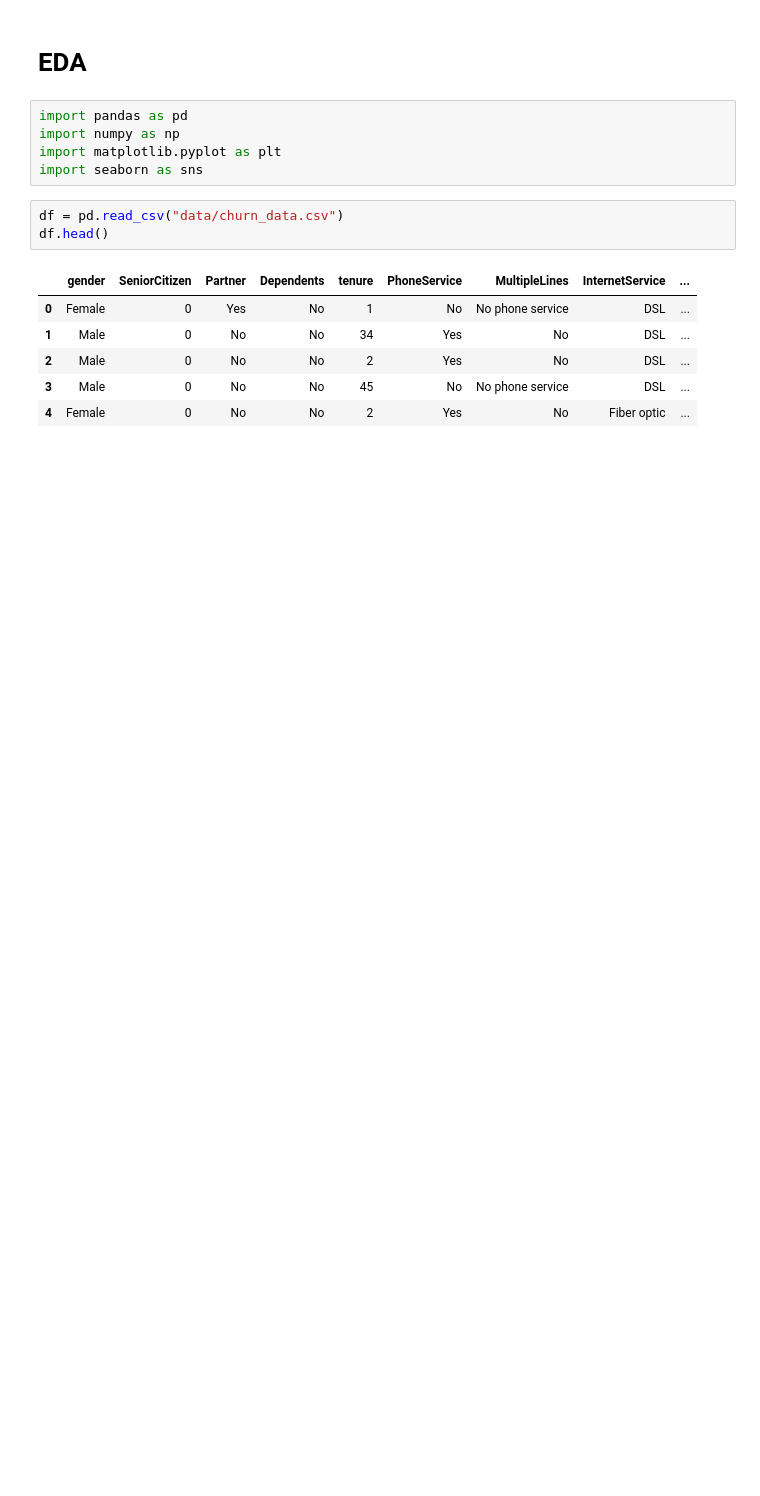
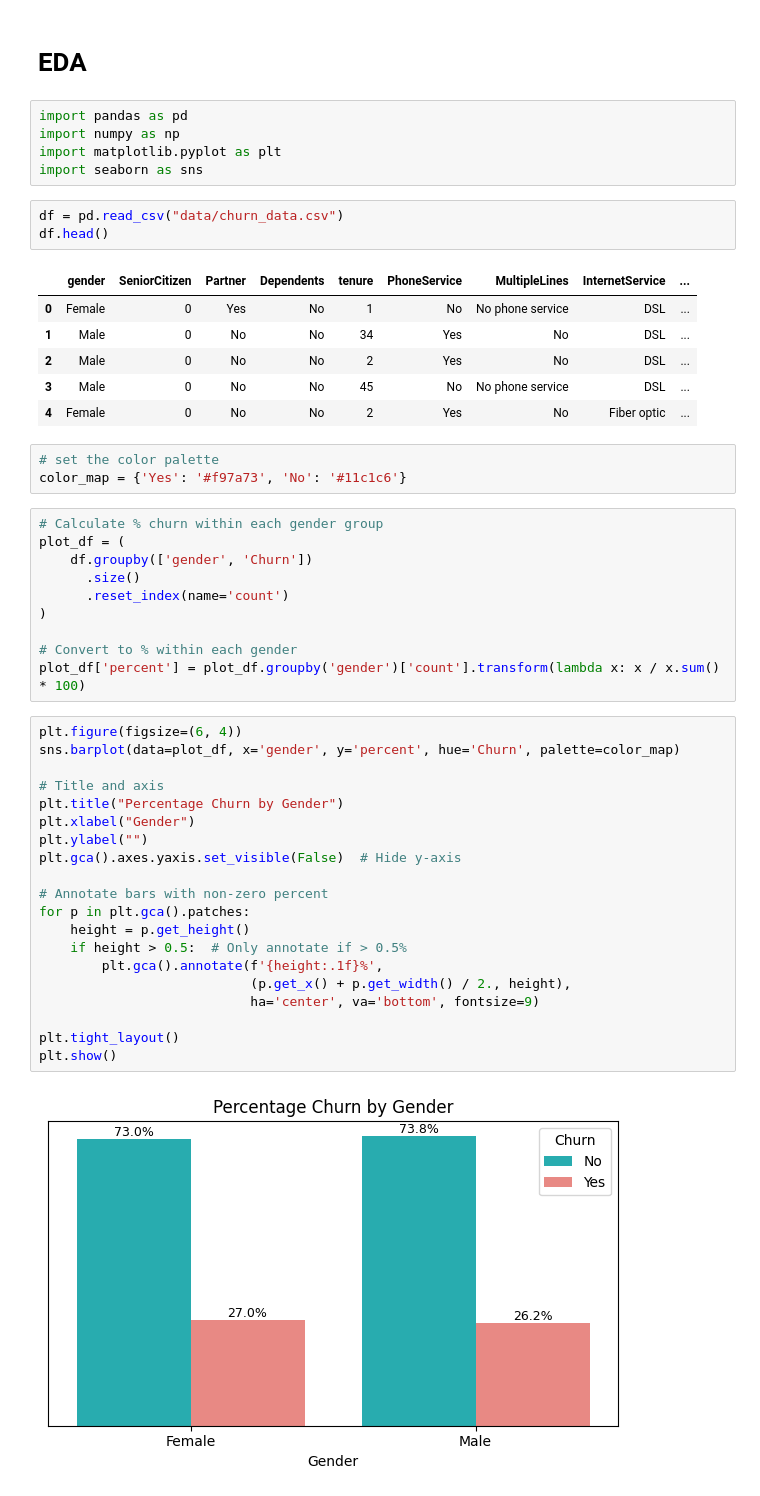
Before and after one commit to NandiniKodali988/SurvivalAnalysis_Churn, a Jupyter notebook: EDA.ipynb, the cells around one changed output. Drawn from its saved outputs; the diff is of its cells as text; blank space fills up the shorter version.

```diff
--- a/EDA.ipynb
+++ b/EDA.ipynb
@@ -15,3 +15,38 @@ df.head()
 | 2 | Male | 0 | No | No | 2 | Yes | No | DSL | ... |
 | 3 | Male | 0 | No | No | 45 | No | No phone service | DSL | ... |
 | 4 | Female | 0 | No | No | 2 | Yes | No | Fiber optic | ... |
+# %%
+# set the color palette
+color_map = {'Yes': '#f97a73', 'No': '#11c1c6'}
+# %%
+# Calculate % churn within each gender group
+plot_df = (
+    df.groupby(['gender', 'Churn'])
+      .size()
+      .reset_index(name='count')
+)
+
+# Convert to % within each gender
+plot_df['percent'] = plot_df.groupby('gender')['count'].transform(lambda x: x / x.sum() * 100)
+# %%
+plt.figure(figsize=(6, 4))
+sns.barplot(data=plot_df, x='gender', y='percent', hue='Churn', palette=color_map)
+
+# Title and axis
+plt.title("Percentage Churn by Gender")
+plt.xlabel("Gender")
+plt.ylabel("")
+plt.gca().axes.yaxis.set_visible(False)  # Hide y-axis
+
+# Annotate bars with non-zero percent
+for p in plt.gca().patches:
+    height = p.get_height()
+    if height > 0.5:  # Only annotate if > 0.5%
+        plt.gca().annotate(f'{height:.1f}%',
+                           (p.get_x() + p.get_width() / 2., height),
+                           ha='center', va='bottom', fontsize=9)
+
+plt.tight_layout()
+plt.show()
+# %% [output]
+[figure, added]
```
Also changed, not shown: parts of 2 cells of this notebook, 6 other files.
